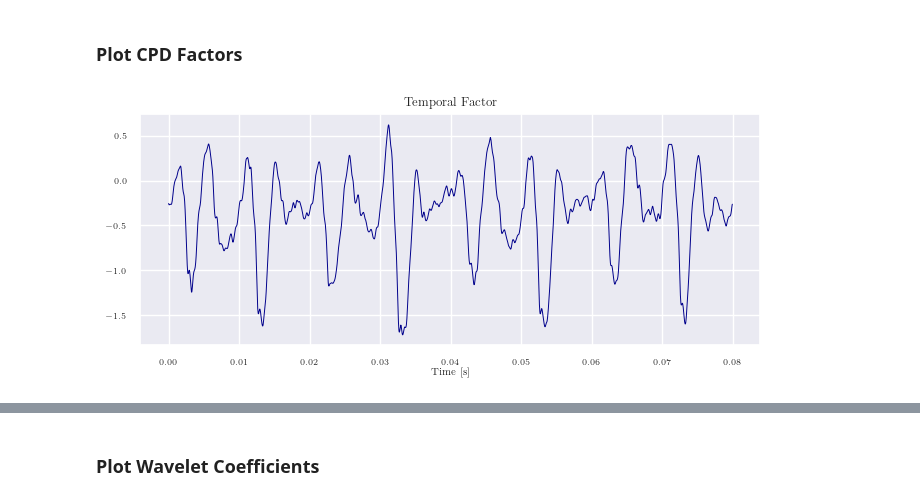
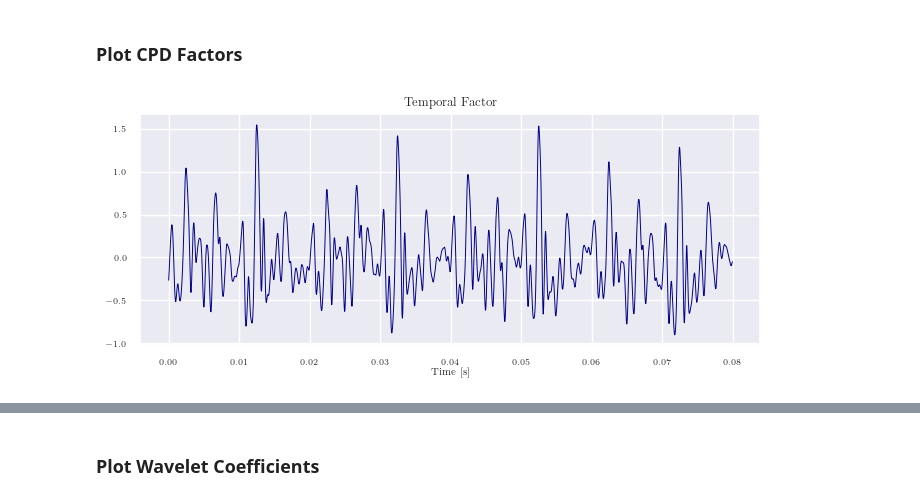
Before and after one commit to TheresaDF/NeuronSpikeEye, a Jupyter notebook: src/visualizations/CPD.ipynb, the cells around one changed output, grey strips where cells are left out. Drawn from its saved outputs; the diff is of its cells as text; code cells hidden in the pictures.

```diff
--- a/src/visualizations/CPD.ipynb
+++ b/src/visualizations/CPD.ipynb
@@ -43,8 +45,8 @@ with open("simulated_data.pkl", 'rb') as f:
     file = pickle.load(f)
 f.close()
 
-channel = 16
-peaks, _ = find_peaks(file['filt_signal'][:, channel], height = 30, distance = 2900)
+channel = 15
+peaks, _ = find_peaks(file['filt_signal'][:, channel], height = 300, distance = 2900)
 bins = bin_data(file['filt_signal'][:, channel], peaks).T
 true_bins = bin_data(file['true_signal'][:, channel], peaks).T
 
@@ -72,11 +74,11 @@ rntf_recon = reconstruct_tensor(factors, idx)
 # %%
 fig = plt.figure(figsize=(8, 3))
 plt.plot(np.arange(2400) / 30000, factors[2][:, np.argsort(acf_factors)[-1]], color = "darkblue", linewidth = 0.7)
 plt.xlabel("Time [s]")
 plt.title("Temporal Factor")
 plt.show()
 
-savefig(fig, "CPD_temporal_factor", width = 5, height=1.5)
+savefig(fig, "CPD_temporal_factor", width = 6, height=1.3)
 # %% [output]
-[figure, old version]
+[figure, new version]
 # %%
```
Also changed, not shown: parts of 3 cells of this notebook, 6 other files.
